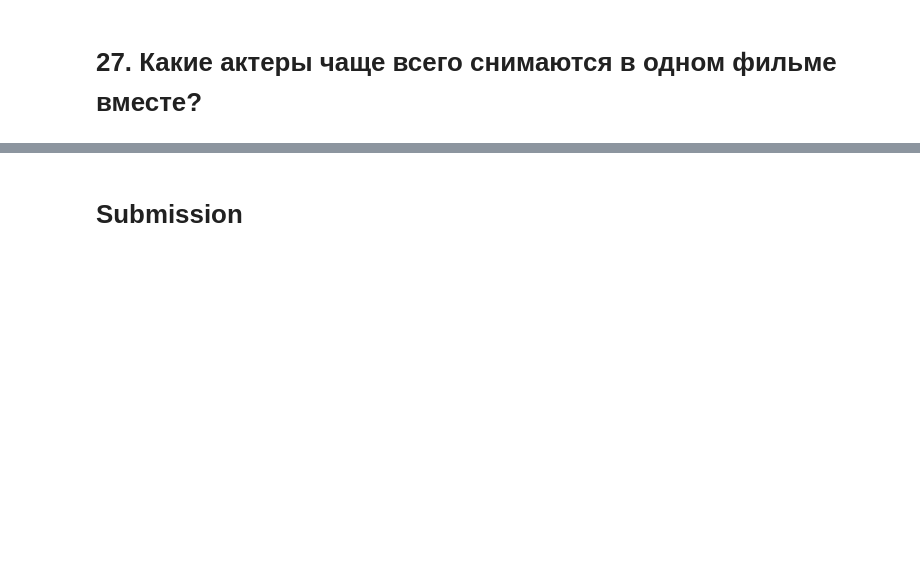
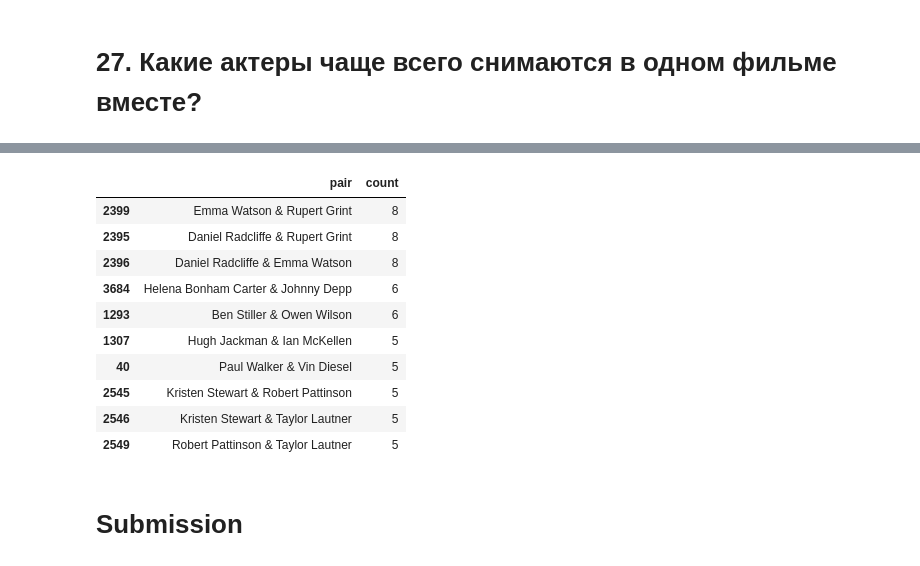
Before and after one commit to KYegres/DataScienceCourse, a Jupyter notebook: module_1/Movies_tasks.ipynb, the cells around one changed output, grey strips where cells are left out. Cells and saved outputs as stored; diff of their text form; code cells hidden in the pictures; blank space fills up the shorter version.

```diff
--- a/module_1/Movies_tasks.ipynb
+++ b/module_1/Movies_tasks.ipynb
@@ -335,3 +489,26 @@ Name: genres_array, dtype: int64
+# %%
+pairs = {}
+for casts in data['cast_array']:
+    for pair in itertools.combinations(casts, 2):
+        key = ' & '.join(sorted(pair))
+        pairs.setdefault(key, 0)
+        pairs[key] += 1
+        if key == 'Rupert Grint & Emma Watson':
+            print(casts)
+
+pd.DataFrame(pairs.items(), columns=['pair', 'count']).sort_values('count', ascending=False).head(10)
+# %% [output]
+|  | pair | count |
+| 2399 | Emma Watson & Rupert Grint | 8 |
+| 2395 | Daniel Radcliffe & Rupert Grint | 8 |
+| 2396 | Daniel Radcliffe & Emma Watson | 8 |
+| 3684 | Helena Bonham Carter & Johnny Depp | 6 |
+| 1293 | Ben Stiller & Owen Wilson | 6 |
+| 1307 | Hugh Jackman & Ian McKellen | 5 |
+| 40 | Paul Walker & Vin Diesel | 5 |
+| 2545 | Kristen Stewart & Robert Pattinson | 5 |
+| 2546 | Kristen Stewart & Taylor Lautner | 5 |
+| 2549 | Robert Pattinson & Taylor Lautner | 5 |
 # %% [markdown]
 # Submission
 # %%
```
Also changed, not shown: parts of 37 cells of this notebook.
